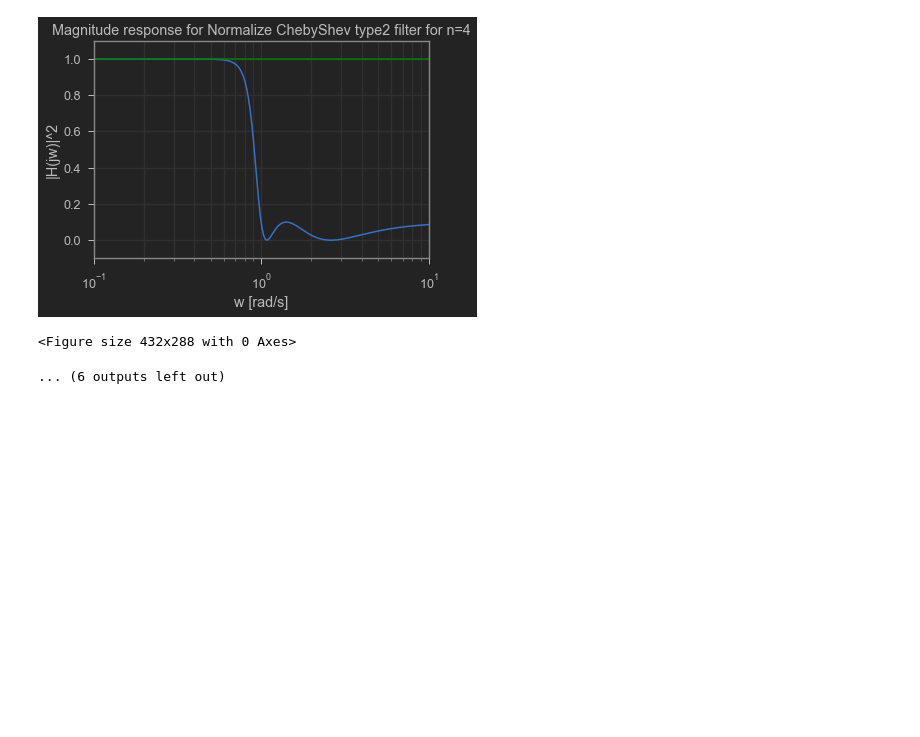
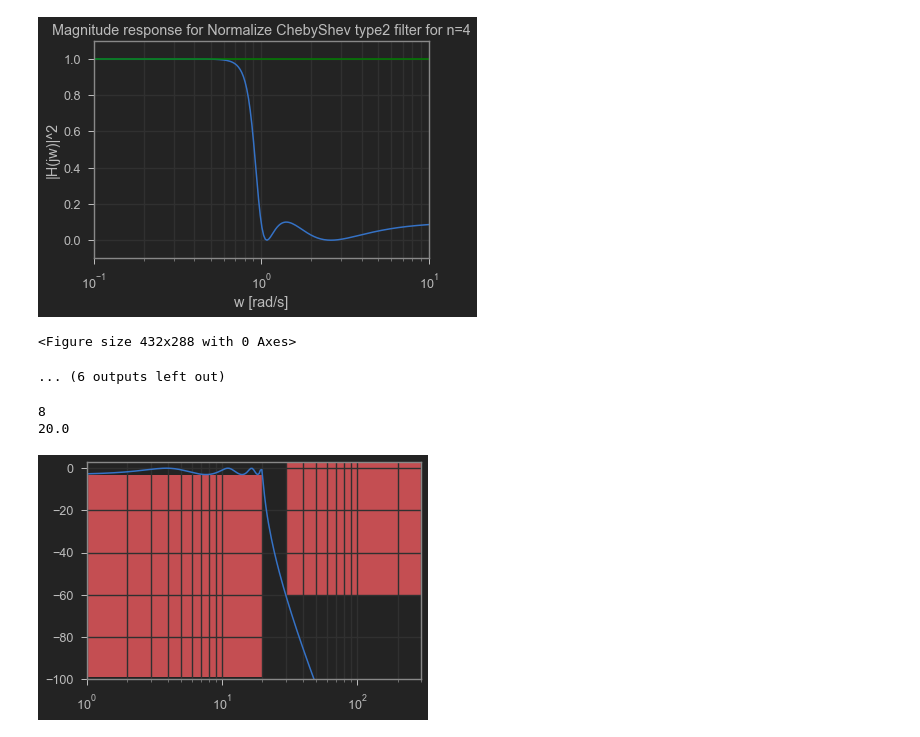
Before and after one commit to amirotd/Analog-Filters-Design, a Jupyter notebook: Chebyshev_Filter.ipynb, the cells around one changed output. Drawn from its saved outputs; the diff is of its cells as text; code cells hidden in the pictures; blank space fills up the shorter version.

Commit message:
added a simple example for Chebyshev I

```diff
--- a/Chebyshev_Filter.ipynb
+++ b/Chebyshev_Filter.ipynb
@@ -101,3 +101,22 @@ n = 4
 [figure]
 <Figure size 432x288 with 0 Axes>
 ... (6 outputs left out)
+# %%
+# Simple Example for Chebyshev type I
+wpass = 20
+wstop = 30
+n, ws = sig.cheb1ord(wpass, wstop, 3, 60, analog=True)
+b, a = sig.cheby1(n, 3, ws, 'low', True)
+w, h = sig.freqs(b, a)
+print(n)
+print(ws)
+plt.semilogx(w, 20 * np.log10(abs(h)))
+plt.fill([0,wpass,wpass,0],[-3,-3,-99,-99],color='r',lw=0)
+plt.fill([wstop,1000,1000,wstop],[-60,-60,100,100],color='r',lw=0)
+plt.axis([1, 300, -100, 3])
+plt.grid(which='both', axis='both')
+plt.show()
+# %% [output]
+8
+20.0
+[figure, added]
```
